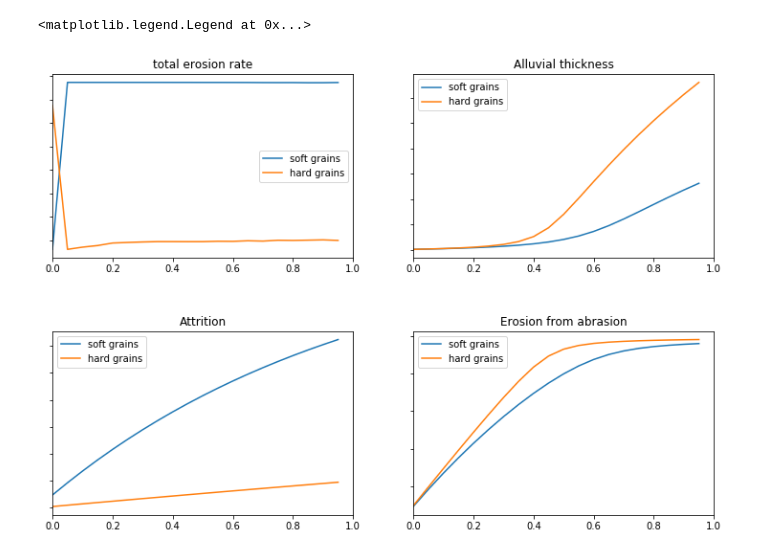
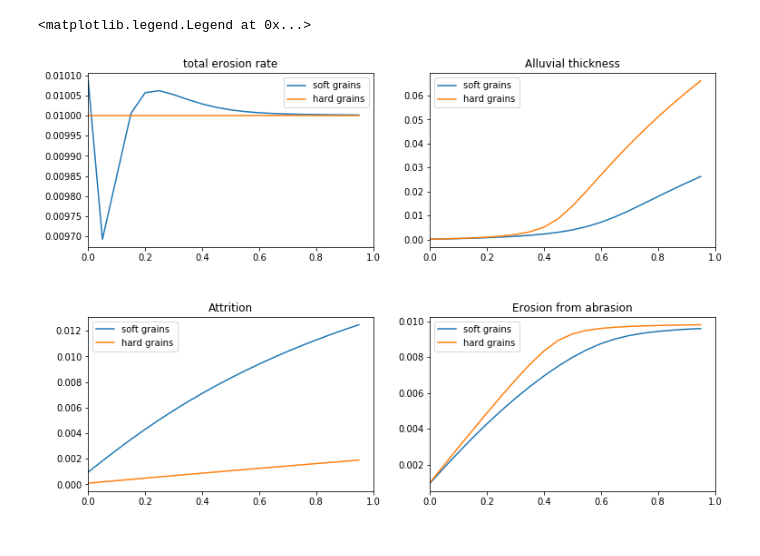
Before and after one commit to vaga3461/High-Plains, a Jupyter notebook: modeling headway SP21/hard grains_soft grains.ipynb, the cells around one changed output. Cells and saved outputs as stored; diff of their text form; code cells hidden in the pictures.

```diff
--- a/modeling headway SP21/hard grains_soft grains.ipynb
+++ b/modeling headway SP21/hard grains_soft grains.ipynb
@@ -24,7 +24,7 @@ def evolve_with_bedrock_and_abrasion(c,
                                      dx=1,
                                      Hstar=1.0,
                                      baselevel_rate=0.01,
-                                     num_steps = 5000000):
+                                     num_steps = 1000000):
     x = np.arange(0.0, 1.0 + dx, dx)
     H = Hstar + np.zeros(len(x))  # sediment thickness
     H[-1] = 0.0
@@ -147,35 +147,35 @@ plt.subplots_adjust(left=0.1,
                     right=0.9,
                     top=0.9,
                     wspace=0.2,
                     hspace=0.4)
 
 ax1.plot(x[:-1], ero[:-1], label = 'soft grains')
 ax1.plot(x_h[:-1], ero_h[:-1], label = 'hard grains')
 ax1.set_title('total erosion rate')
-ax1.yaxis.set_ticklabels([])
+# ax1.yaxis.set_ticklabels([])
 ax1.set_xlim(0, 1)
 ax1.legend()
 
 ax2.plot(x[:-1], H[:-1], label = 'soft grains')
 ax2.plot(x_h[:-1], H_h[:-1], label = 'hard grains')
 ax2.set_title('Alluvial thickness')
-ax2.yaxis.set_ticklabels([])
+# ax2.yaxis.set_ticklabels([])
 ax2.set_xlim(0, 1)
 ax2.legend()
 
 ax3.plot(x[:-1], attrition, label = 'soft grains')
 ax3.plot(x_h[:-1], attrition_h, label = 'hard grains')
 ax3.set_title('Attrition')
-ax3.yaxis.set_ticklabels([])
+# ax3.yaxis.set_ticklabels([])
 ax3.set_xlim(0, 1)
 ax3.legend()
 
 ax4.plot(x[:-1], ero_ab, label = 'soft grains')
 ax4.plot(x_h[:-1], ero_ab_h, label = 'hard grains')
 ax4.set_title('Erosion from abrasion')
-ax4.yaxis.set_ticklabels([])
+# ax4.yaxis.set_ticklabels([])
 ax4.set_xlim(0, 1)
 ax4.legend()
 # %% [output]
 <matplotlib.legend.Legend at 0x...>
-[figure, old version]
+[figure, new version]
```
Also changed, not shown: 4 other files.
